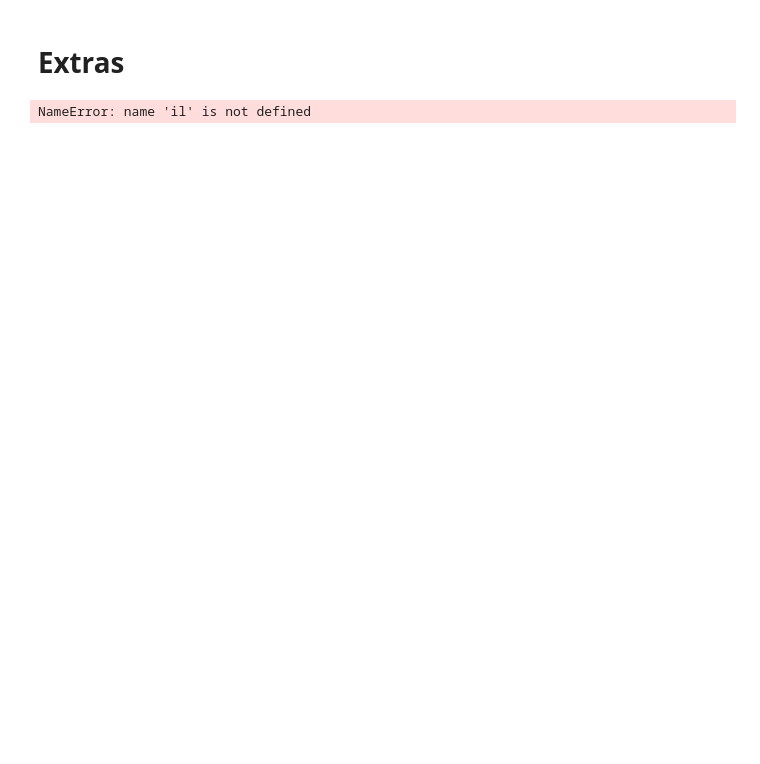
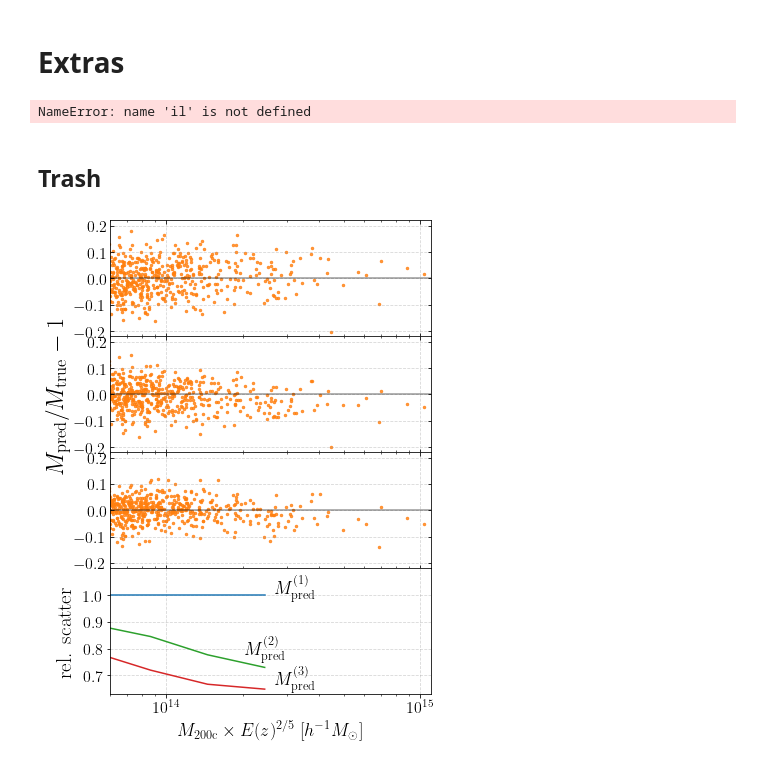
Before and after one commit to JayWadekar/ScalingRelations_ML, a Jupyter notebook: Y-M_relation_ML.ipynb, the cells around one changed output. Drawn from its saved outputs; the diff is of its cells as text; code cells hidden in the pictures; blank space fills up the shorter version.

```diff
--- a/Y-M_relation_ML.ipynb
+++ b/Y-M_relation_ML.ipynb
@@ -54,7 +54,7 @@ rbinEdges=np.append(0,np.geomspace(0.03, 2.5, num=128)) # radial bins in Leander
 rbins = (rbinEdges[1:]+rbinEdges[:-1])/2
 yProf = np.load('y_profiles.npy'); # Profiles from Leander's code: ne_prof.cpp
 neProf = np.load('ne_profiles.npy'); # Profiles from Leander's code: y_prof.cpp
-mStar = np.load('Mstar.npy'); # Stellar mass
+nStarProf = np.load('nStar_profiles.npy'); # Profiles from Leander's code
 cNFW = np.load('Conc_Rockstar.npy'); # NFW halo conc. (please cite Gabrielpillai et al. (2021) if you use it)
 # %%
 # Including data from z=0.7
@@ -73,8 +73,8 @@ cNFW=np.concatenate((cNFW,np.load('Conc_Rockstar.npy')),axis=0)
 Y=np.concatenate((Y,np.load('Y_200c.npy')),axis=0)
 neProf=np.concatenate((neProf,np.load('ne_profiles.npy')),axis=0);
 yProf=np.concatenate((yProf,np.load('y_profiles.npy')),axis=0);
+nStarProf=np.concatenate((nStarProf,np.load('nStar_profiles.npy')),axis=0);
 pos=np.concatenate((pos,np.load('GroupPos.npy')),axis=0)
-mStar=np.concatenate((mStar,np.load('Mstar.npy')),axis=0)
 os.chdir(dire+'z=0.0')
 # %%
 # For making cumulative profiles from density profiles
@@ -98,6 +98,8 @@ def CumProfile(temp2,r200):
 # %%
 Y_rad=CumProfile(yProf,r200)
 mGas_rad=CumProfile(neProf,r200)
+mStar_rad=CumProfile(nStarProf,r200)
 cGas = mGas_rad[:,81]/mGas_rad[:,101]; # Gas concentration
-mGas = mGas_rad[:,101]*2*XH/(1+XH); # Gass mass
+mGas = mGas_rad[:,101]*2*XH/(1+XH); # Gass mass at R200c
+mStar = mStar_rad[:,101] # Stellar mass at R200c
 MYratio= m200*1e10/(Y**(3./5.)*1.234852304e9) # normalized M/Y^{3/5}
@@ -417,3 +420,5 @@ qRFile= np.load('LessImp/Tij_gas_DM_stars_BHs.npy');
 #qRFile= np.load('Tij_gas.npy');
 shear=(qRFile[:,0]/qRFile[:,2])
 #shear=(qRFile[:,2]-qRFile[:,0])/2/(qRFile[:,0]+qRFile[:,1]+qRFile[:,2])
+# %% [markdown]
+## Trash
@@ -419,0 +427,49 @@ shear=(qRFile[:,0]/qRFile[:,2])
+# %%
+# Figure for talks
+fig = plt.figure(num=None, figsize=(5.3, 7))
+fig.tight_layout(pad=0.4, w_pad=0.5, h_pad=1.0)
+
+ax1 = fig.add_axes([0.15, 0.71, 0.84, 0.23], xlim=(6e13,1.1e15),ylim=(-0.22,0.22));
+ax2 = fig.add_axes([0.15, 0.48, 0.84, 0.23], xlim=(6e13,1.1e15),ylim=(-0.22,0.22));
+ax3 = fig.add_axes([0.15, 0.25, 0.84, 0.23], xlim=(6e13,1.1e15),ylim=(-0.22,0.22));
+ax4 = fig.add_axes([0.15, 0.0, 0.84, 0.25], xlim=(6e13,1.1e15),ylim=(0.63,1.1));
+
+ax1.set_xscale('log'); ax2.set_xscale('log'); ax3.set_xscale('log');
+ax1.set_yticks((-0.2,-0.1,0,0.1,0.2));
+ax2.set_yticks((-0.2,-0.1,0,0.1,0.2)); #ax2.set_xticklabels(('0.06','0.1','0.3','1','2'))
+ax3.set_yticks((-0.2,-0.1,0,0.1,0.2));
+ax4.set_yticks((0.7,0.8,0.9,1));
+ax1.scatter(m200S*1e10,(YS**(3./5.)*1.234852304e9)/(m200S*1e10)-1.,alpha=.8,s=6,color='C1')
+ax1.tick_params(axis="both",direction="in",which='both',right='true',top='true', labelbottom=0)
+ax1.axhline(y=0, color='black', linestyle='-',alpha=0.4)
+
+ax2.scatter(m200S*1e10,mRatio[1],alpha=.8,s=6,color='C1')
+ax2.tick_params(axis="both",direction="in",which='both',right='true',top='true', labelbottom=0)
+ax2.axhline(y=0, color='black', linestyle='-',alpha=0.4)
+ax3.scatter(m200S*1e10,mRatio[2],alpha=.8,s=6,color='C1')
+ax3.tick_params(axis="both",direction="in",which='both',right='true',top='true', labelbottom=0)
+ax3.axhline(y=0, color='black', linestyle='-',alpha=0.4)
+ax4.semilogx(pltSct*1e10,np.ones(len(pltSct)))
+ax4.semilogx(pltSct*1e10,stdM[1]/stdM[0],color='C2')
+ax4.semilogx(pltSct*1e10,stdM[2]/stdM[0],color='C3')
+#ax4.legend([ "$M^{(1)}_\mathrm{pred}$","$M^{(2)}_\mathrm{pred}$","$M^{(3)}_\mathrm{pred}$"], loc=1,fontsize=18)
+
+
+ax1.grid(b=True, which='major', color='#999999', linestyle='--',alpha=0.4)
+ax2.grid(b=True, which='major', color='#999999', linestyle='--',alpha=0.4)
+ax3.grid(b=True, which='major', color='#999999', linestyle='--',alpha=0.4)
+ax4.grid(b=True, which='major', color='#999999', linestyle='--',alpha=0.4)
+
+fig.text(0.58, 0.2, "$M^{(1)}_\mathrm{pred}$", rotation=0,fontsize=18)
+fig.text(0.5, 0.08, "$M^{(2)}_\mathrm{pred}$", rotation=0,fontsize=18)
+fig.text(0.58, 0.02, "$M^{(3)}_\mathrm{pred}$", rotation=0,fontsize=18)
+# fig.text(0.7, 1.19, "$M^{(1)}_\mathrm{pred}\propto Y^{3/5}$", rotation=0,fontsize=16)
+# fig.text(0.52, 0.86, "$M^{(2)}_\mathrm{pred}\propto Y^{3/5} (1-A\ c_\mathrm{gas})$", rotation=0,fontsize=16)
+# fig.text(0.45, 0.53, "$M^{(3)}_\mathrm{pred}\propto Y^{3/5}\ (B/c_\mathrm{NFW})^{M_*/M_\mathrm{gas}}$", rotation=0,fontsize=16)
+fig.text(-0.02, 0.45, r"$M_\mathrm{pred}/M_\mathrm{true} -1$", rotation=90,fontsize=24)
+#fig.text(0.0, 0.4, r"$M_\mathrm{pred}/M_\mathrm{true} -1$", rotation=90,fontsize=18)
+fig.text(0.01, 0.04, r"rel. scatter", rotation=90,fontsize=21)
+plt.xlabel(r'$ M_\mathrm{200c} \times E(z)^{2/5}\ [h^{-1} M_\odot]$');
+#plt.savefig('/Users/jayw/Downloads/trash.pdf', bbox_inches='tight')
+# %% [output]
+[figure, added]
```
Also changed, not shown: parts of 13 cells of this notebook.
